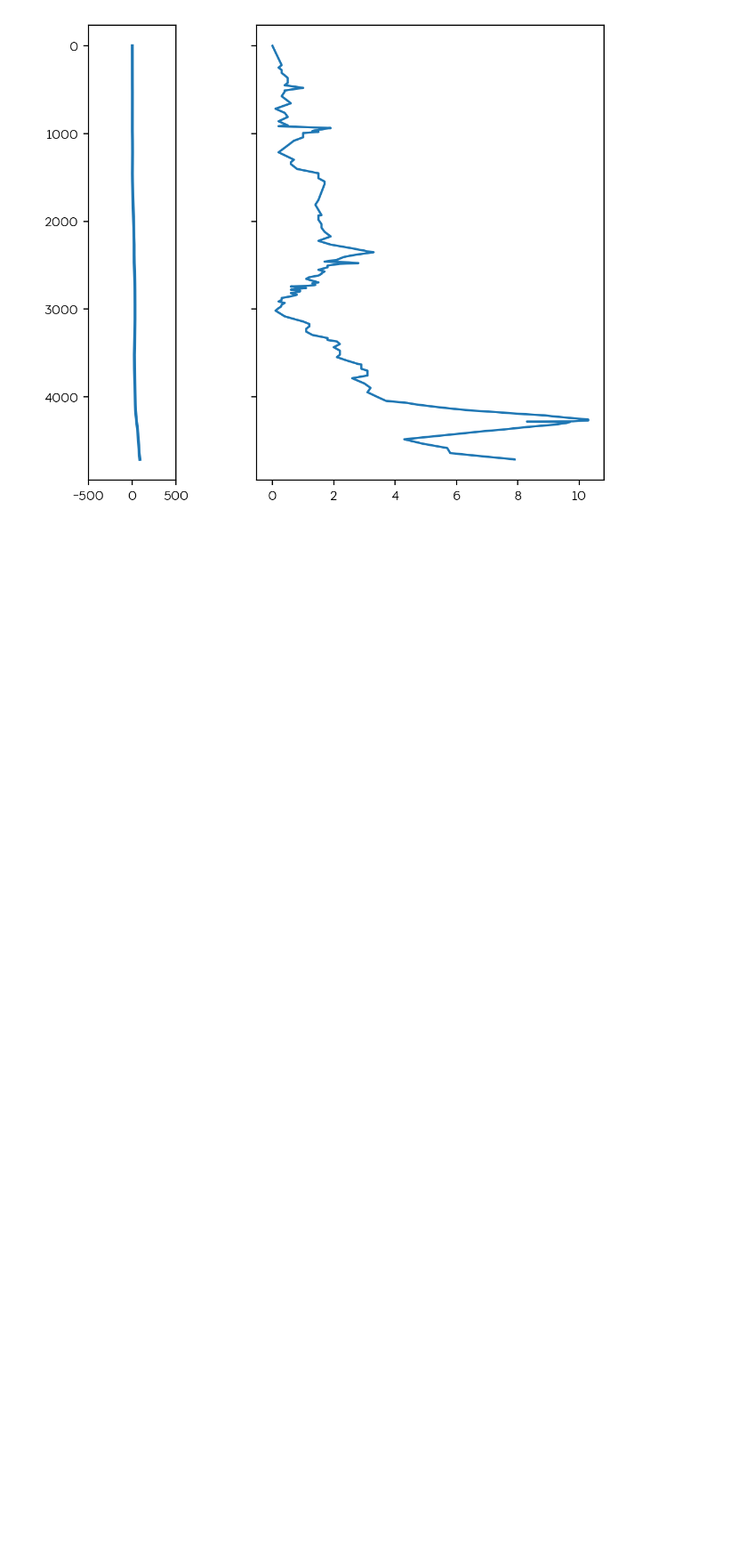
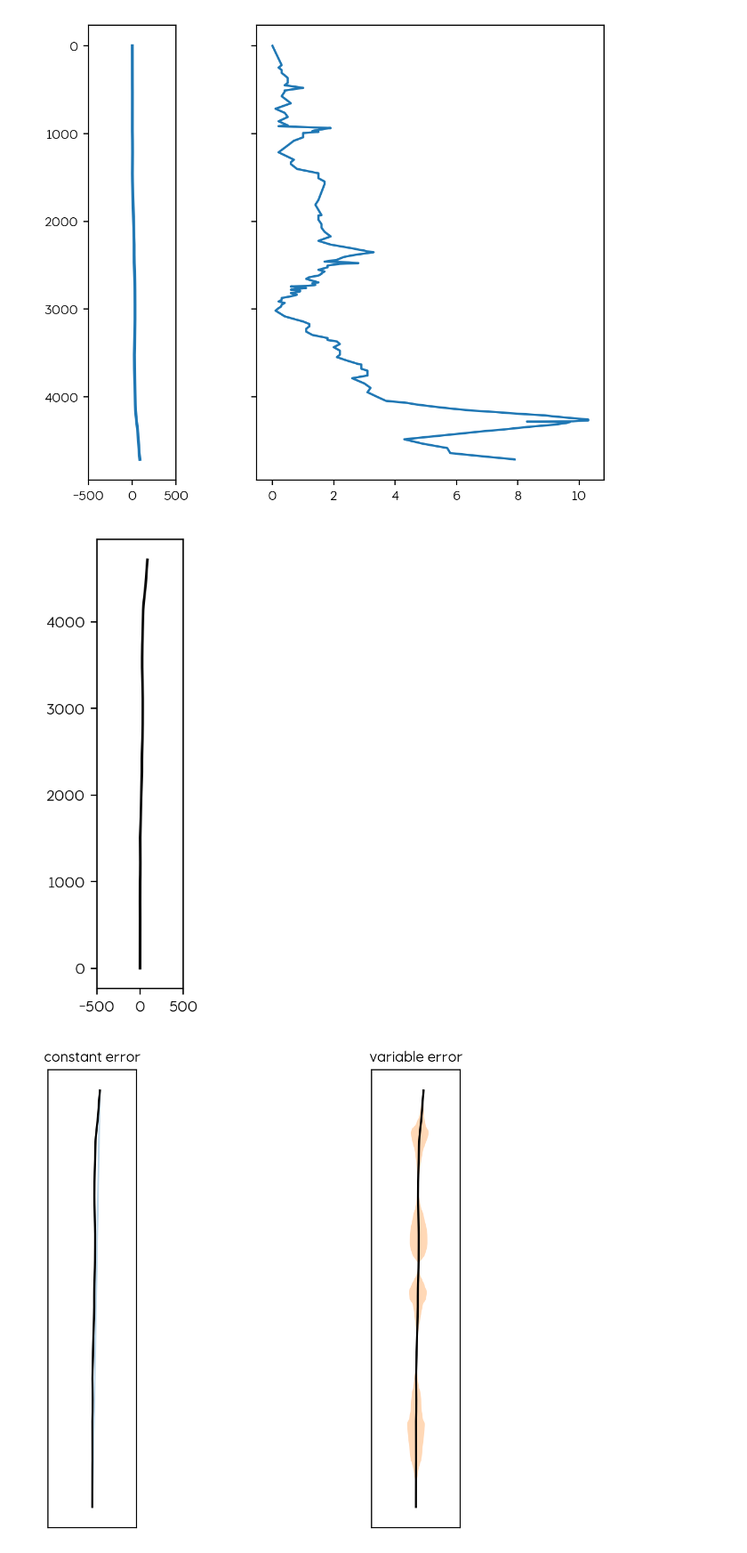
Before and after one commit to equinor/WINC_OnePager, a Jupyter notebook: notebooks/Pressure-WellClass_test.ipynb, the cells around one changed output. Shown at 89% size. Drawn from its saved outputs; the diff is of its cells as text; code cells hidden in the pictures; blank space fills up the shorter version.

```diff
--- a/notebooks/Pressure-WellClass_test.ipynb
+++ b/notebooks/Pressure-WellClass_test.ipynb
@@ -240,6 +240,66 @@ ax.invert_yaxis()
 fig.tight_layout()
 # %% [output]
 [figure]
+# %%
+import numpy as np
+
+import matplotlib.pyplot as plt
+from matplotlib.path import Path
+from matplotlib.patches import PathPatch
+
+N = 400
+t = np.linspace(0, 2 * np.pi, N)
+r = 0.5 + np.cos(t)
+x, y = r * np.cos(t), r * np.sin(t)
+x, y = os, w.location.tvd
+t = np.linspace(0, 2 * np.pi, len(x))
+
+fig, ax = plt.subplots()
+ax.plot(x, y, "k")
+ax.set(aspect=1)
+ax.set_xlim(-500, 500)
+
+def draw_error_band(ax, x, y, err, **kwargs):
+    # Calculate normals via centered finite differences (except the first point
+    # which uses a forward difference and the last point which uses a backward
+    # difference).
+    dx = np.concatenate([[x[1] - x[0]], x[2:] - x[:-2], [x[-1] - x[-2]]])
+    dy = np.concatenate([[y[1] - y[0]], y[2:] - y[:-2], [y[-1] - y[-2]]])
+    l = np.hypot(dx, dy)
+    nx = dy / l
+    ny = -dx / l
+
+    # end points of errors
+    xp = x + nx * err
+    yp = y + ny * err
+    xn = x - nx * err
+    yn = y - ny * err
+
+    vertices = np.block([[xp, xn[::-1]],
+                         [yp, yn[::-1]]]).T
+    codes = np.full(len(vertices), Path.LINETO)
+    codes[0] = codes[len(xp)] = Path.MOVETO
+    path = Path(vertices, codes)
+    ax.add_patch(PathPatch(path, **kwargs))
+
+
+_, axs = plt.subplots(1, 2, layout='constrained', sharex=True, sharey=True)
+errs = [
+    (axs[0], "constant error", 10),
+    (axs[1], "variable error", 100 * np.sin(2 * t) ** 2 + 0.04),
+]
+for i, (ax, title, err) in enumerate(errs):
+    ax.set(title=title, aspect=1, xticks=[], yticks=[])
+    ax.plot(x, y, "k")
+    draw_error_band(ax, x, y, err=err,
+                    facecolor=f"C{i}", edgecolor="none", alpha=.3)
+
+    ax.set_xlim(-500, 500)
+
+plt.show()
+# %% [output]
+[figure, added]
+[figure, added]
 # %%
 #Plot sketch, pressures
 fig, (ax0, ax1, ax2) = plt.subplots(1,3, sharey=True, figsize=(10, 8), width_ratios=[0.3,1, 1])
```
